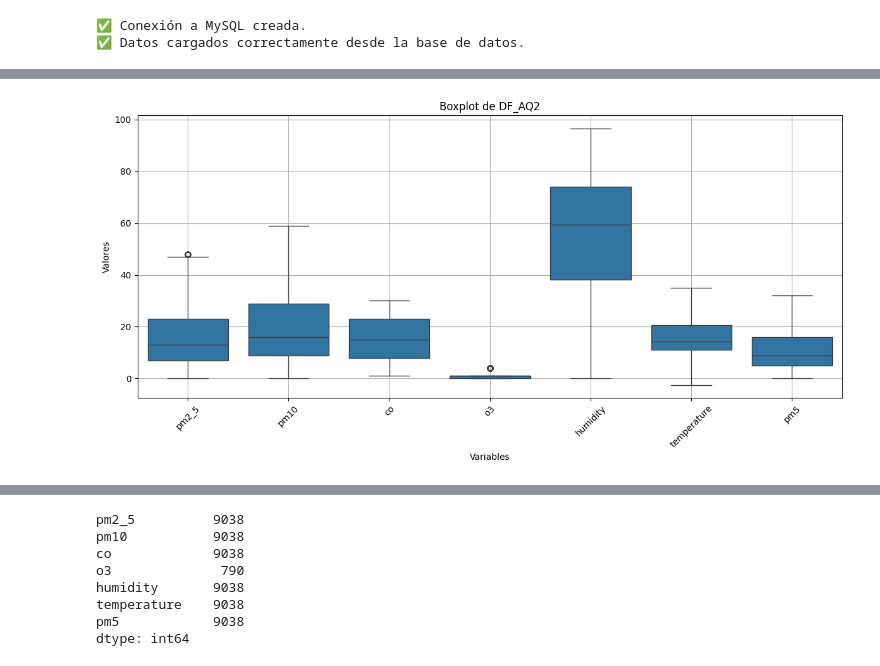
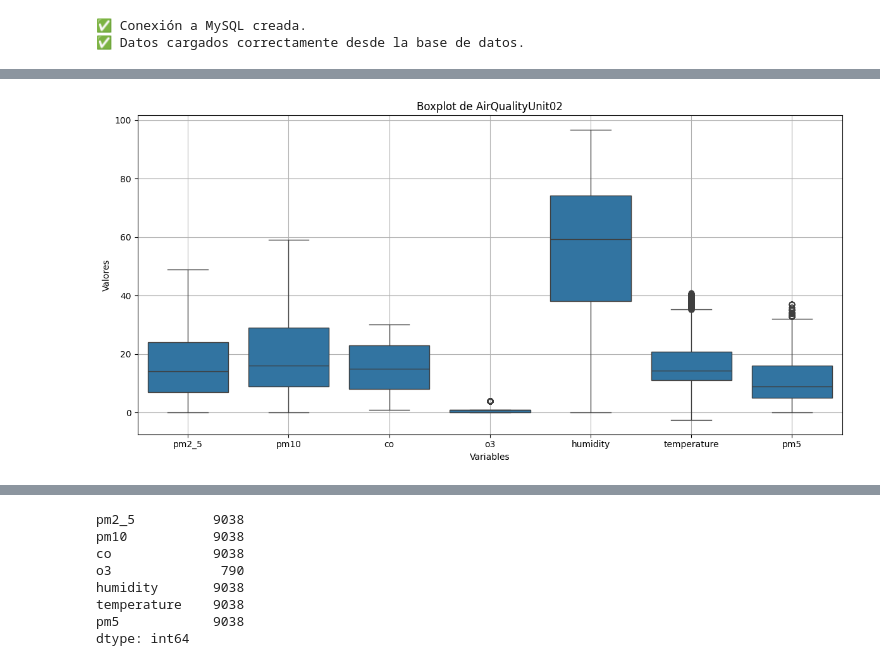
Before and after one commit to senboada/air_quality, a Jupyter notebook: src/limpieza/2.analisis.ipynb, the cells around one changed output, grey strips where cells are left out. Saved outputs shown, nothing was run; the diff lists cells and outputs as text; code cells hidden in the pictures.

```diff
--- a/src/limpieza/2.analisis.ipynb
+++ b/src/limpieza/2.analisis.ipynb
@@ -174,7 +173,7 @@ def plot_all_boxplots(df, columns=None, title="Boxplot de variables numéricas",
     plt.title(title)
     plt.xlabel("Variables")
     plt.ylabel("Valores")
-    plt.xticks(rotation=45)
+    plt.xticks(rotation=0)
     plt.grid(True)
     plt.tight_layout()
     plt.show()
@@ -260,8 +259,8 @@ DFAQ2_CPM2_5_6 = remove_outliers_and_plot_boxplot(DFAQ2_CPM2_5_5, 'co',1.5)
 [figure]
 # %%
-DF_AQ2 = DFAQ2_CPM2_5_5
+DF_AQ2 = DFAQ2_CPM2_5_2
 # %%
-plot_all_boxplots(DF_AQ2, title="Boxplot de DF_AQ2")
+plot_all_boxplots(DF_AQ2, title="Boxplot de AirQualityUnit02")
 # %% [output]
-[figure, old version]
+[figure, new version]
 # %%
```
Also changed, not shown: parts of 33 cells of this notebook, 2 other files.
